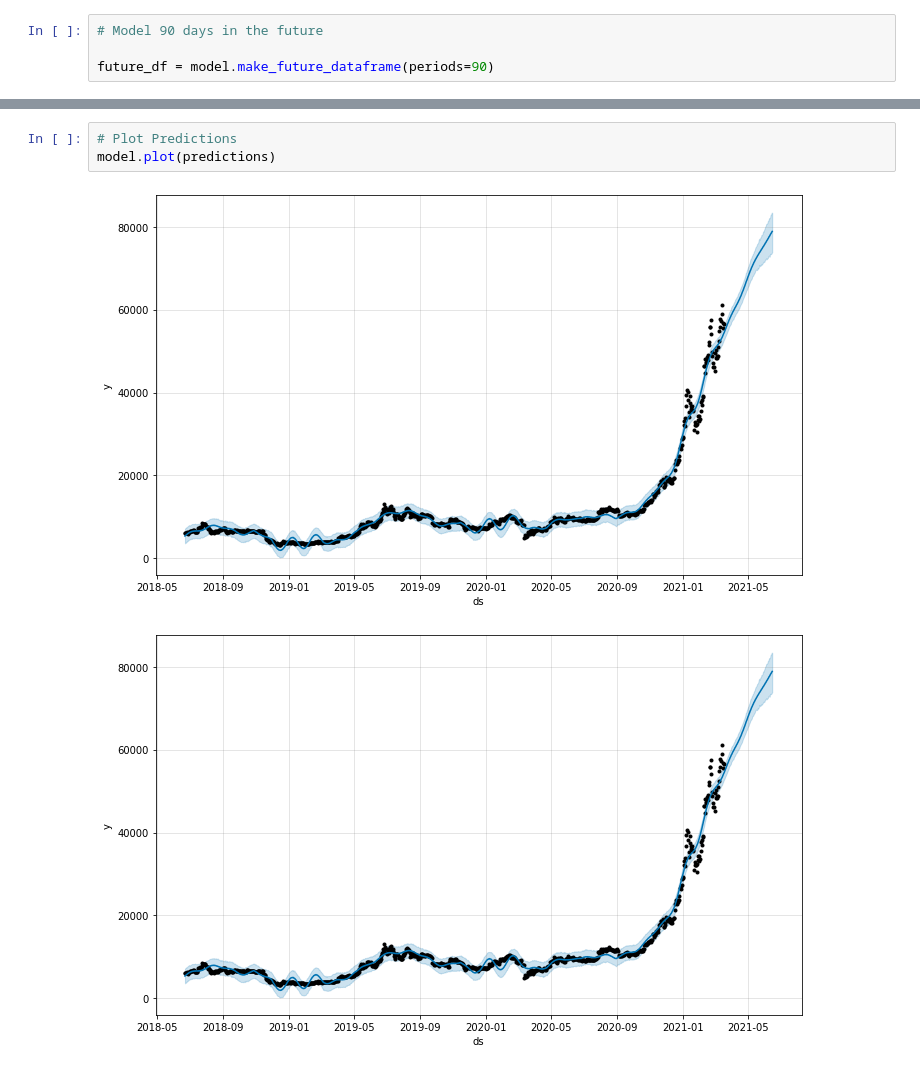
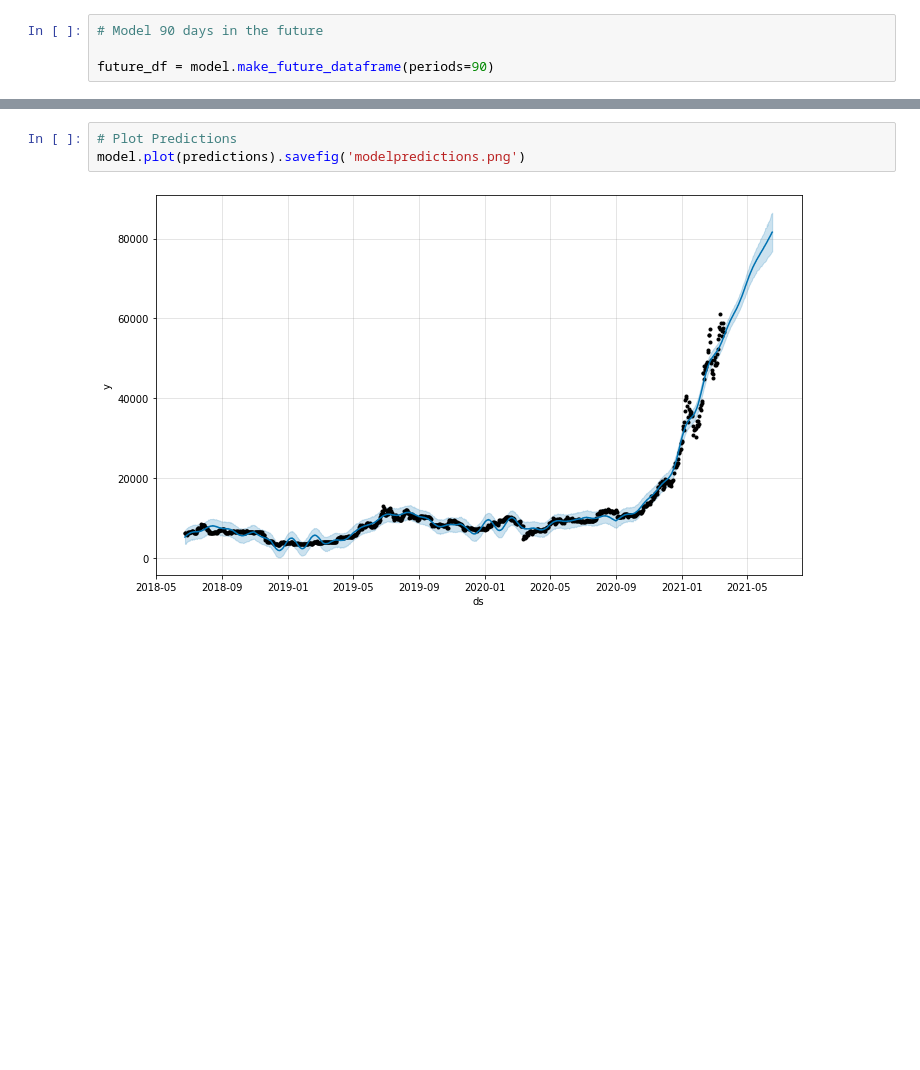
Before and after one commit to HDietrich416/BitcoinDashboard, a Jupyter notebook: bitcoin_app/assets/Bitcoin_ETL.ipynb, the cells around one changed output, grey strips where cells are left out. Cells and saved outputs as stored; diff of their text form; blank space fills up the shorter version.

```diff
--- a/bitcoin_app/assets/Bitcoin_ETL.ipynb
+++ b/bitcoin_app/assets/Bitcoin_ETL.ipynb
@@ -261,9 +246,8 @@ predictions.tail()
 # %%
 # Plot Predictions
-model.plot(predictions)
+model.plot(predictions).savefig('modelpredictions.png')
 # %% [output]
-[figure, old version]
+[figure, new version]
-[figure, removed]
 # %%
 # Plot model components
 
```
Also changed, not shown: parts of 8 cells of this notebook, 2 other files.
